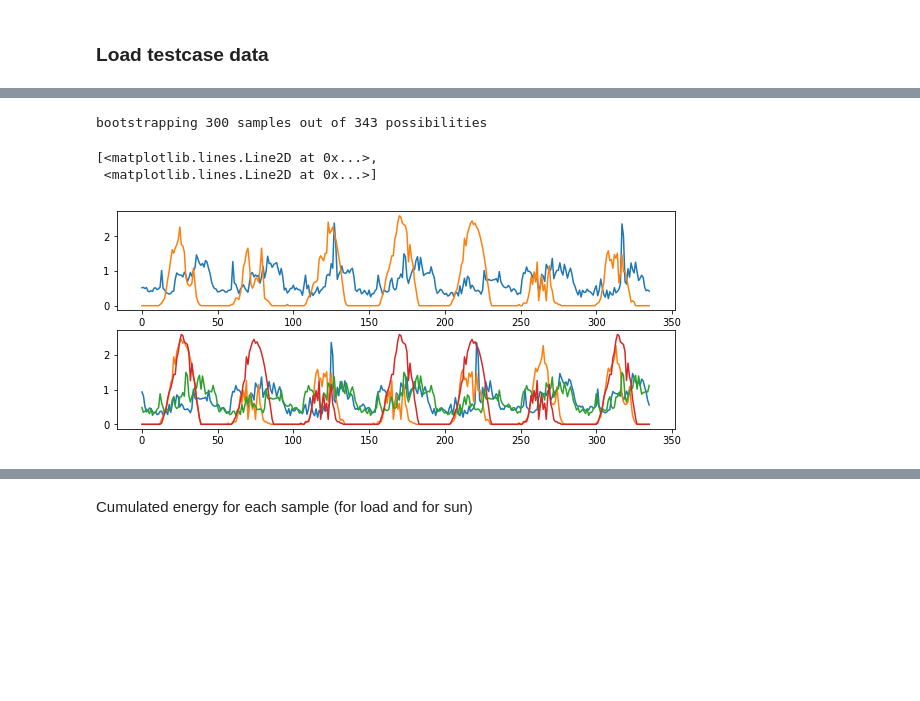
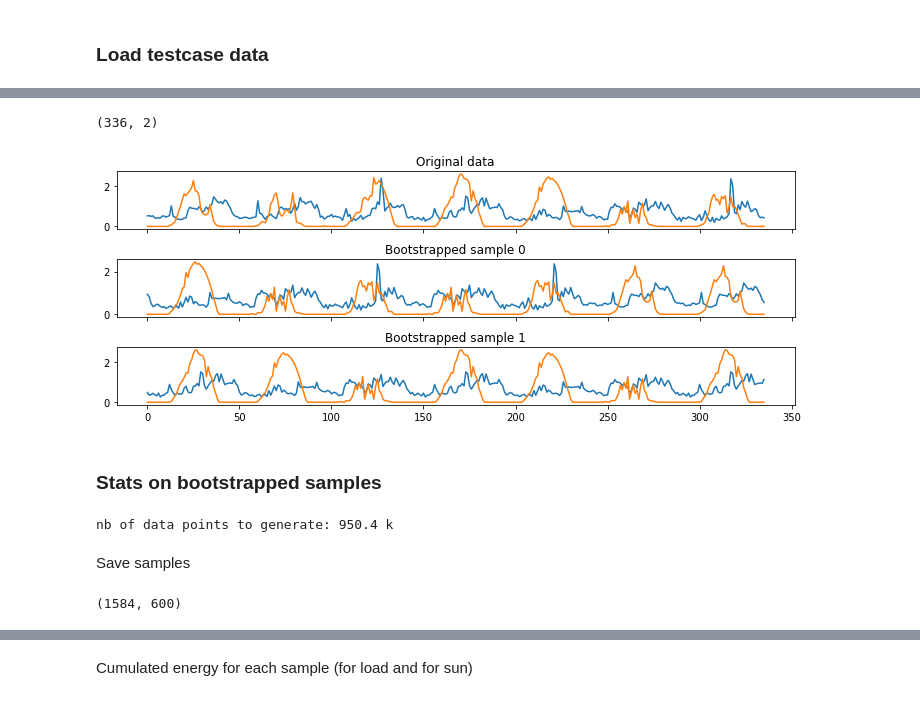
Before and after one commit to pierre-haessig/solarhome-control-bench, a Jupyter notebook: comparison/Benchmark_Sensitivity.ipynb, the cells around one changed output, grey strips where cells are left out. Drawn from its saved outputs; the diff is of its cells as text; code cells hidden in the pictures; blank space fills up the shorter version.

```diff
--- a/comparison/Benchmark_Sensitivity.ipynb
+++ b/comparison/Benchmark_Sensitivity.ipynb
@@ -100,17 +68,32 @@ X.shape
-# %%
-np.random.seed(0)
-
-plt.figure(figsize=(10,4))
-plt.subplot(211)
-
-Xb_list = dayblock_bootstrap(X, 300, 3)
-plt.plot(X)
-plt.subplot(212)
-i0 = i*dlen
-plt.plot(Xb_list[0])
-plt.plot(Xb_list[1])
-# %% [output]
-bootstrapping 300 samples out of 343 possibilities
-[<matplotlib.lines.Line2D at 0x...>,
- <matplotlib.lines.Line2D at 0x...>]
-[figure, removed]
+# %%
+Xb_list[0].shape
+# %% [output]
+(336, 2)
+# %%
+np.random.seed(0)
+# number of samples
+nsamp = 2
+
+Xb_list = seasonal_block_bootstrap(X[:48*7,:], nsamp, 48, 3)
+
+fig, ax = plt.subplots(3,1, sharex=True, figsize=(10,4))
+ax[0].plot(X[:48*7,:])
+ax[0].set_title('Original data')
+
+ax[1].plot(Xb_list[0])
+ax[1].set_title('Bootstrapped sample 0')
+
+ax[2].plot(Xb_list[1])
+ax[2].set_title('Bootstrapped sample 1')
+
+fig.tight_layout()
+# %% [output]
+[figure, added]
+# %% [markdown]
+### Stats on bootstrapped samples
+# %%
+# number of samples
+nsamp = 300
+print('nb of data points to generate: {:.1f} k'.format(nsamp * X.size/1000))
+# %% [output]
+nb of data points to generate: 950.4 k
@@ -116,0 +105,8 @@ bootstrapping 300 samples out of 343 possibilities
+# %% [markdown]
+Save samples
+# %%
+Xb_stacked = np.hstack(Xb_list)
+# plt.plot(Xb_stacked[:48*7, :4]) # check
+Xb_stacked.shape
+# %% [output]
+(1584, 600)
```
Also changed, not shown: parts of 25 cells of this notebook, 18 other files.
